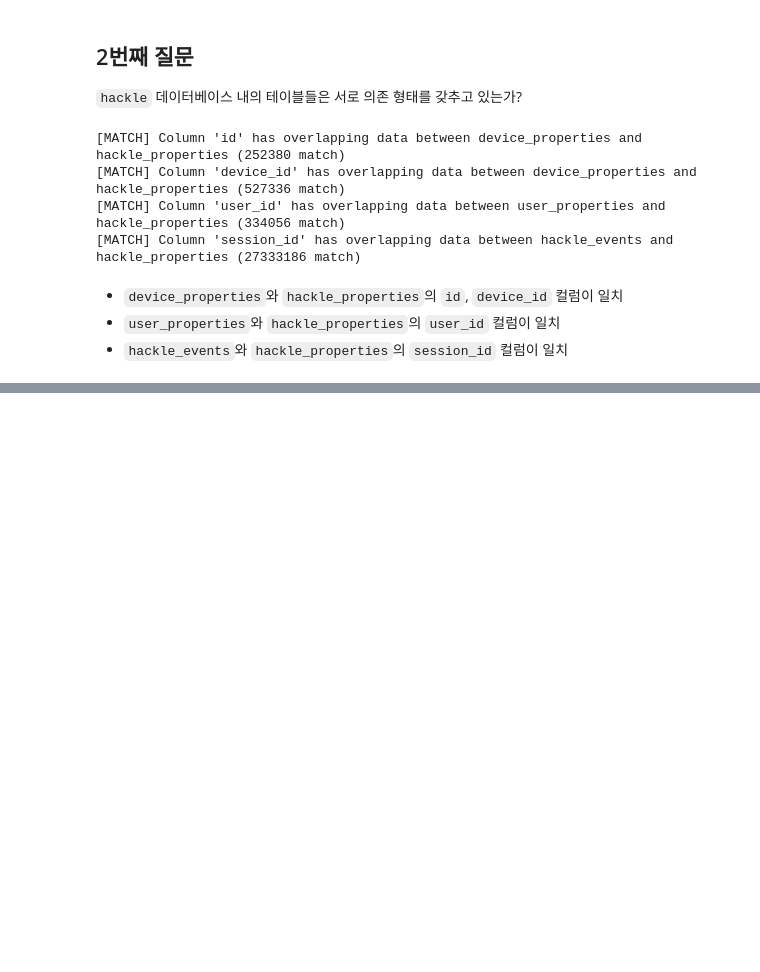
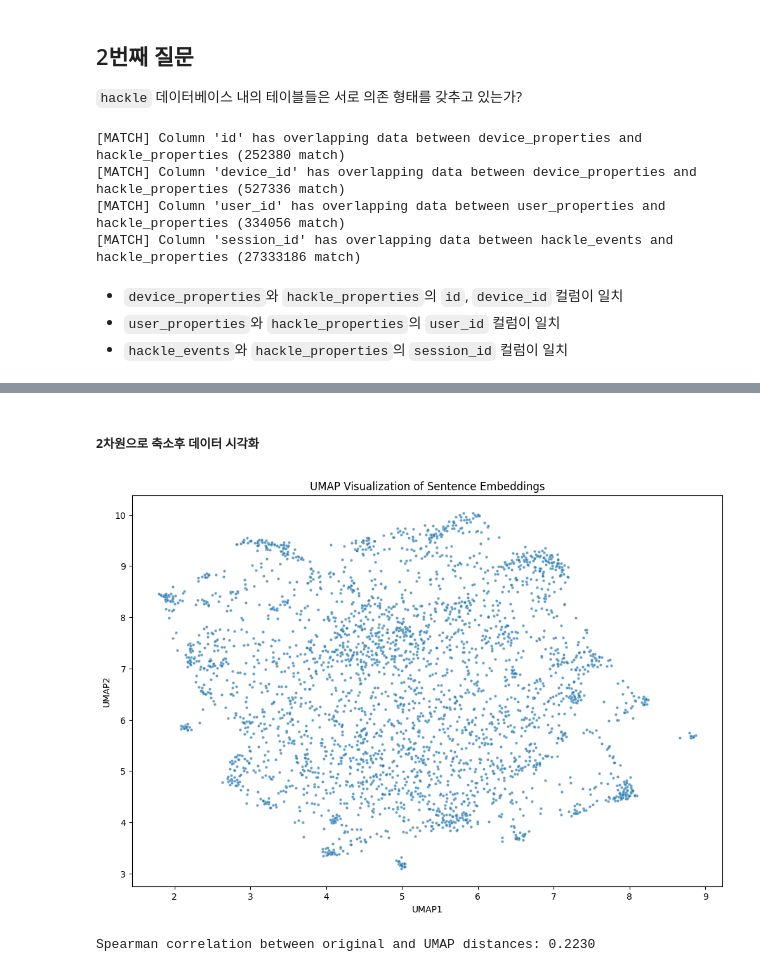
Before and after one commit to saeraniren/advanced_project, a Jupyter notebook: main.ipynb, the cells around one changed output, grey strips where cells are left out. Saved outputs shown, nothing was run; the diff lists cells and outputs as text; code cells hidden in the pictures; blank space fills up the shorter version.

```diff
--- a/main.ipynb
+++ b/main.ipynb
@@ -691,0 +669,30 @@ Cosine Similarity DataFrame:
+# %% [markdown]
+##### **2차원으로 축소후 데이터 시각화**
+# %%
+# 차원축소 후 데이터의 분포도 시각화
+umap_model = UMAP(n_neighbors=50, min_dist=0.1, metric='cosine', random_state=42)
+umap_embeddings = umap_model.fit_transform(train_embeddings)
+
+# UMAP 임베딩을 DataFrame으로 변환
+umap_df = pd.DataFrame(umap_embeddings, columns=['UMAP1', 'UMAP2'], index=train_dataset)
+
+# UMAP 임베딩 시각화
+plt.figure(figsize=(12, 8))
+sns.scatterplot(data=umap_df, x='UMAP1', y='UMAP2', s=10, alpha=0.7)
+plt.title('UMAP Visualization of Sentence Embeddings')
+plt.xlabel('UMAP1')
+plt.ylabel('UMAP2')
+plt.show()
+
+# 원래의 코사인 거리
+original_dist = pairwise_distances(train_embeddings, metric='cosine')
+
+# UMAP된 코사인 거리
+umap_dist = pairwise_distances(umap_embeddings, metric='cosine')
+
+# 거리 간의 스피어만 상관관계 (거리 보존 정도)
+corr, _ = spearmanr(original_dist.ravel(), umap_dist.ravel())
+print(f"Spearman correlation between original and UMAP distances: {corr:.4f}")
+# %% [output]
+[figure, added]
+Spearman correlation between original and UMAP distances: 0.2230
```
Also changed, not shown: parts of 42 cells of this notebook.
